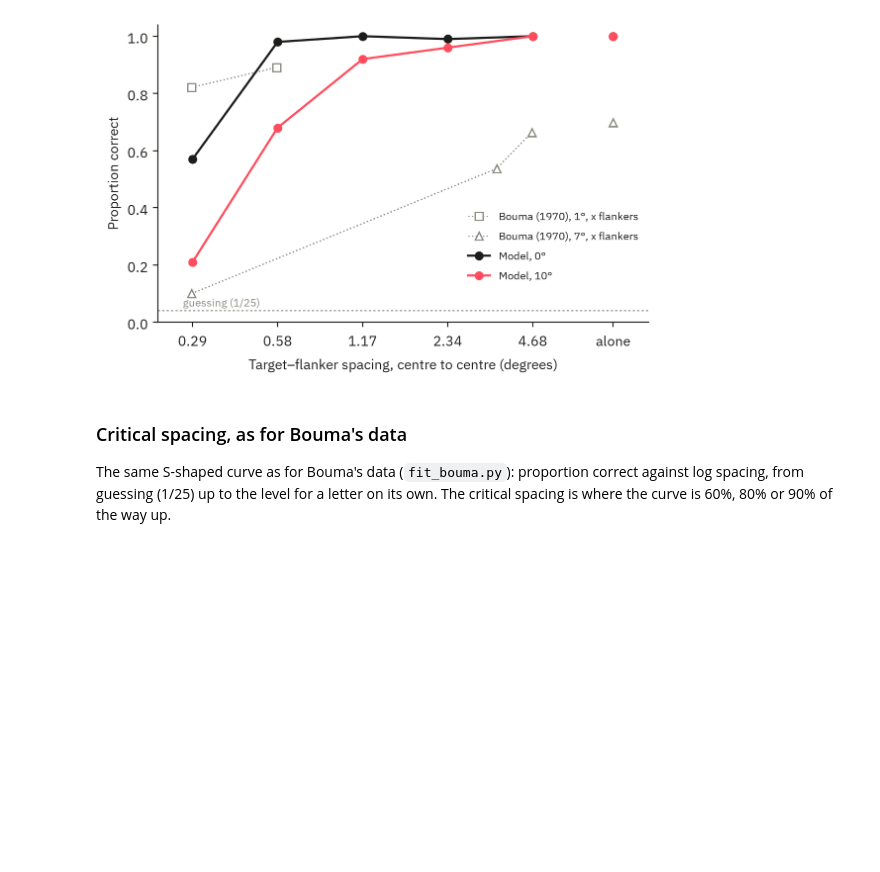
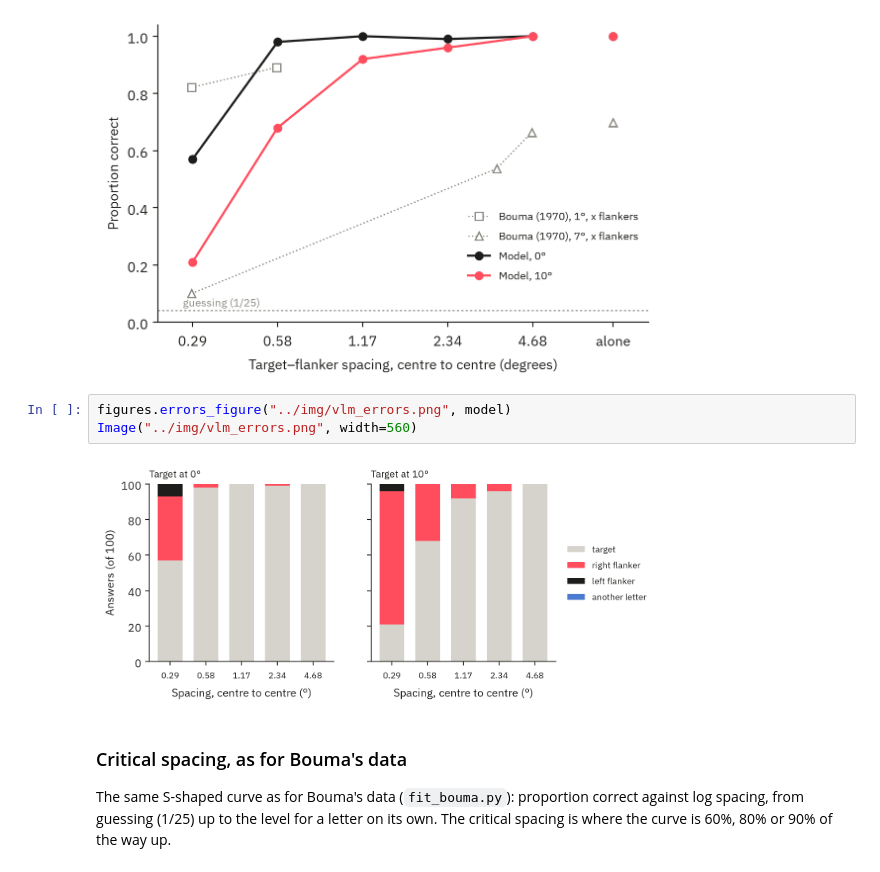
Before and after one commit to dgknzts/vlm-psychophysics, a Jupyter notebook: chapters/crowding/code/analysis.ipynb, the cells around one changed output. Cells and saved outputs as stored; diff of their text form; blank space fills up the shorter version.

```diff
--- a/chapters/crowding/code/analysis.ipynb
+++ b/chapters/crowding/code/analysis.ipynb
@@ -48,6 +48,11 @@ figures.results_figure("../img/vlm_results.png", model, bouma)
 Image("../img/vlm_results.png", width=560)
 # %% [output]
 [figure]
+# %%
+figures.errors_figure("../img/vlm_errors.png", model)
+Image("../img/vlm_errors.png", width=560)
+# %% [output]
+[figure, added]
 # %% [markdown]
 ### Critical spacing, as for Bouma's data
 
```
Also changed, not shown: parts of 1 cell of this notebook, 27 other files.
